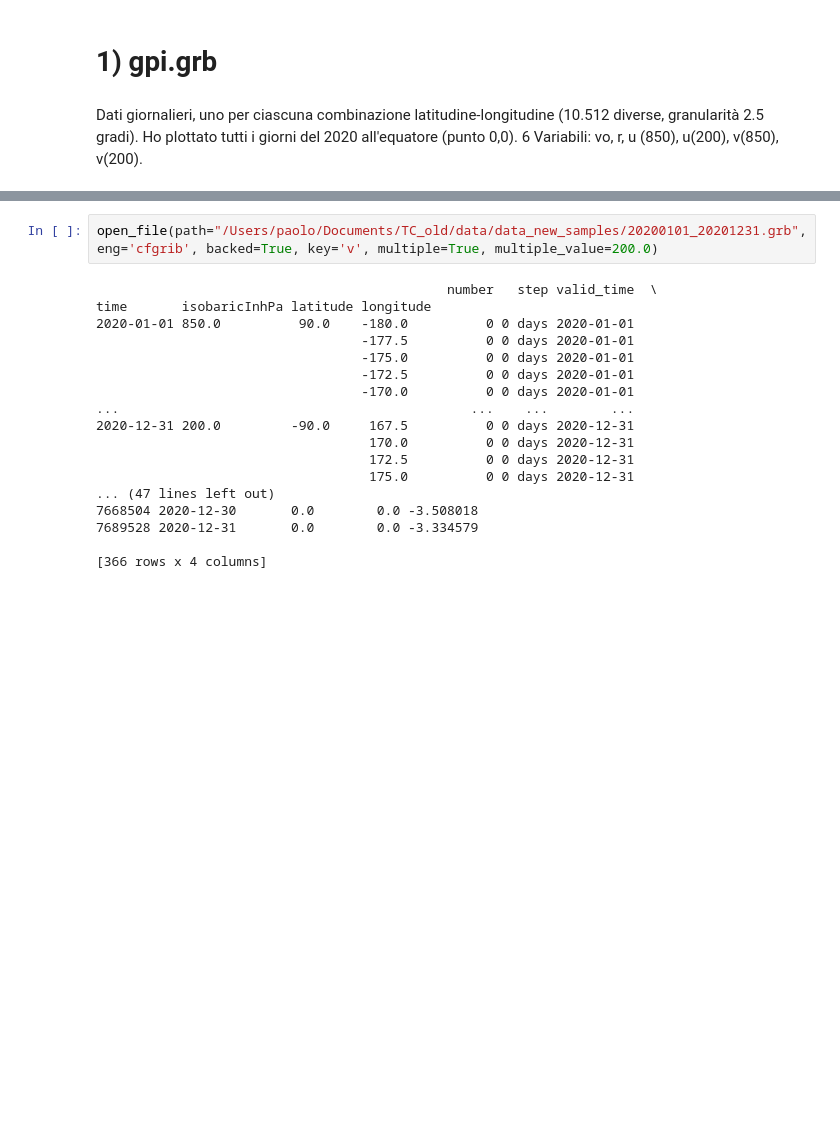
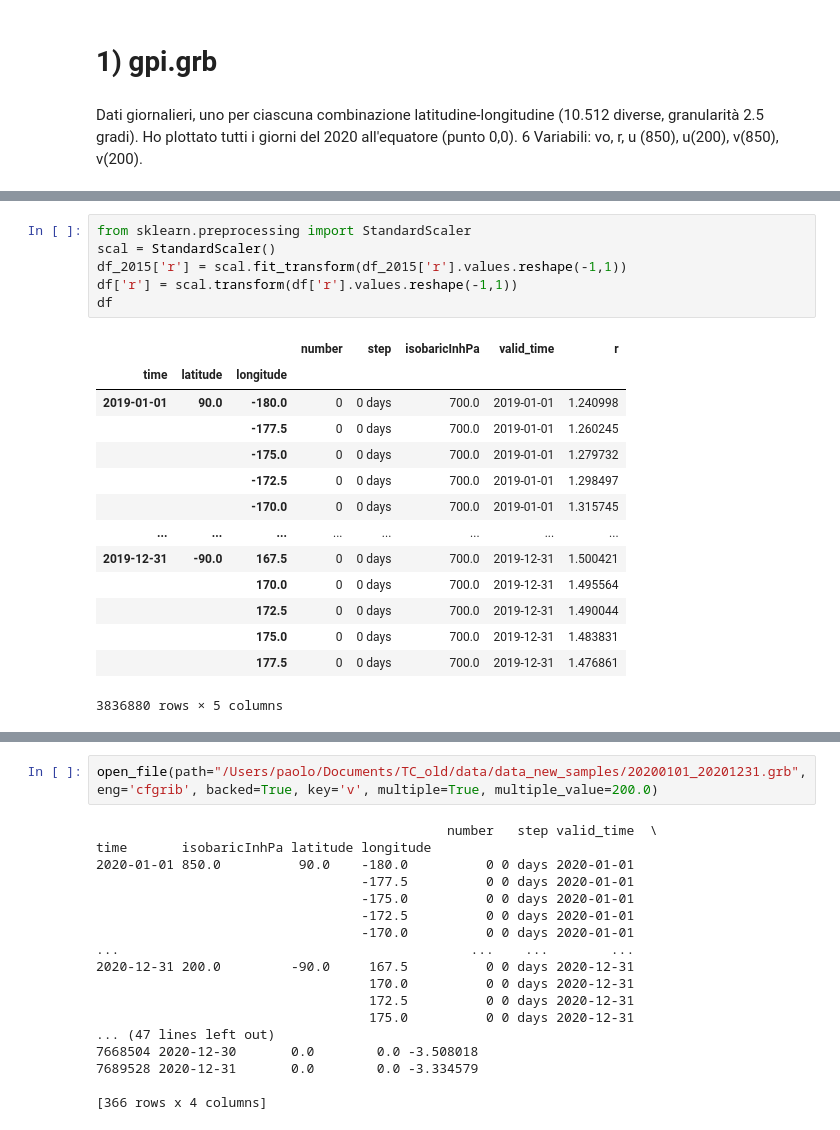
Before and after one commit to PaoloBonettiPolimi/TC, a Jupyter notebook: Paolo/notebooks/2) New Data TC.ipynb, the cells around one changed output, grey strips where cells are left out. Saved outputs shown, nothing was run; the diff lists cells and outputs as text; blank space fills up the shorter version.

```diff
--- a/Paolo/notebooks/2) New Data TC.ipynb
+++ b/Paolo/notebooks/2) New Data TC.ipynb
@@ -68,0 +117,21 @@ time       latitude longitude
+# %%
+from sklearn.preprocessing import StandardScaler
+scal = StandardScaler()
+df_2015['r'] = scal.fit_transform(df_2015['r'].values.reshape(-1,1))
+df['r'] = scal.transform(df['r'].values.reshape(-1,1))
+df
+# %% [output]
+|  |  |  | number | step | isobaricInhPa | valid_time | r |
+| time | latitude | longitude |  |  |  |  |  |
+| 2019-01-01 | 90.0 | -180.0 | 0 | 0 days | 700.0 | 2019-01-01 | 1.240998 |
+|  |  | -177.5 | 0 | 0 days | 700.0 | 2019-01-01 | 1.260245 |
+|  |  | -175.0 | 0 | 0 days | 700.0 | 2019-01-01 | 1.279732 |
+|  |  | -172.5 | 0 | 0 days | 700.0 | 2019-01-01 | 1.298497 |
+|  |  | -170.0 | 0 | 0 days | 700.0 | 2019-01-01 | 1.315745 |
+| ... | ... | ... | ... | ... | ... | ... | ... |
+| 2019-12-31 | -90.0 | 167.5 | 0 | 0 days | 700.0 | 2019-12-31 | 1.500421 |
+|  |  | 170.0 | 0 | 0 days | 700.0 | 2019-12-31 | 1.495564 |
+|  |  | 172.5 | 0 | 0 days | 700.0 | 2019-12-31 | 1.490044 |
+|  |  | 175.0 | 0 | 0 days | 700.0 | 2019-12-31 | 1.483831 |
+|  |  | 177.5 | 0 | 0 days | 700.0 | 2019-12-31 | 1.476861 |
+3836880 rows × 5 columns
```
Also changed, not shown: parts of 3 cells of this notebook, 15 other files.
